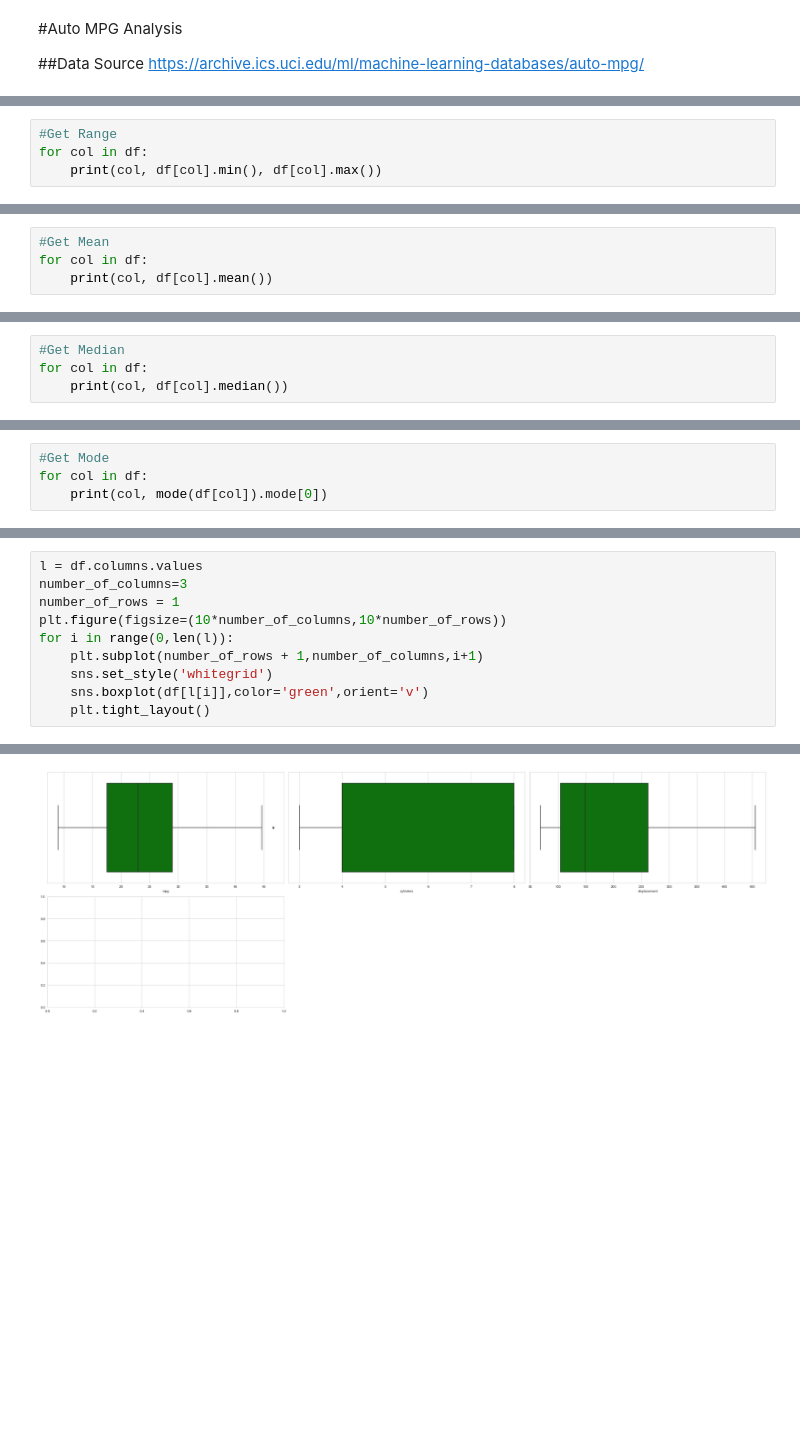
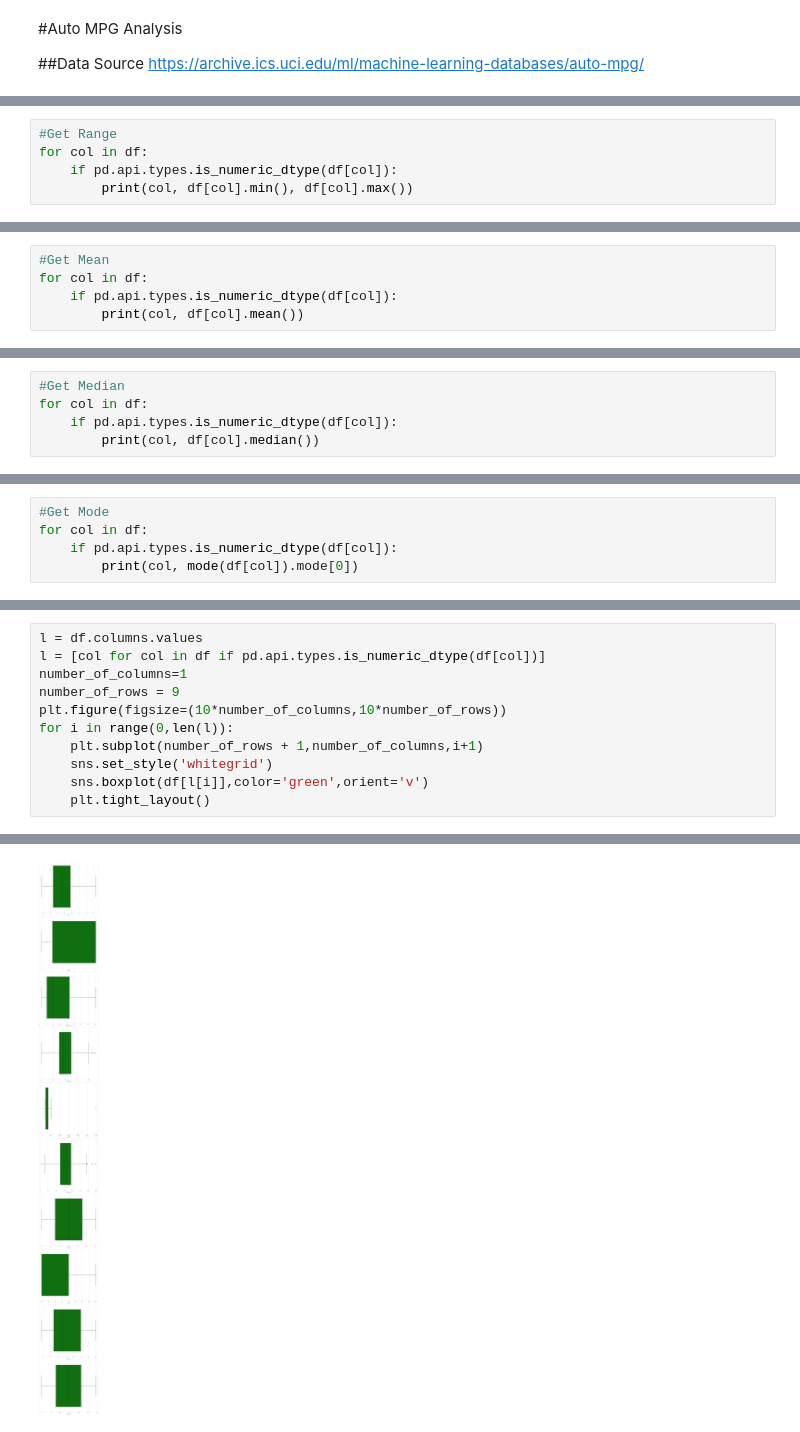
Before and after one commit to gildmi/data477, a Jupyter notebook: code/cars.ipynb, the cells around one changed output, grey strips where cells are left out. Saved outputs shown, nothing was run; the diff lists cells and outputs as text; blank space fills up the shorter version.

```diff
--- a/code/cars.ipynb
+++ b/code/cars.ipynb
@@ -163,7 +259,8 @@ df.head()
 # %%
 #Get Range
 for col in df:
-    print(col, df[col].min(), df[col].max())
+    if pd.api.types.is_numeric_dtype(df[col]):
+        print(col, df[col].min(), df[col].max())
 # %% [output]
 mpg 9.0 46.6
 cylinders 3 8
@@ -179,5 +275,6 @@ TypeError: '<=' not supported between instances of 'str' and 'float'
 # %%
 #Get Mean
 for col in df:
-    print(col, df[col].mean())
+    if pd.api.types.is_numeric_dtype(df[col]):
+        print(col, df[col].mean())
 # %% [output]
@@ -188,5 +291,6 @@ TypeError: Could not convert 130165150150140198220215225190170160150225959597858
 # %%
 #Get Median
 for col in df:
-    print(col, df[col].median())
+    if pd.api.types.is_numeric_dtype(df[col]):
+        print(col, df[col].median())
 # %% [output]
@@ -202,5 +307,6 @@ TypeError: could not convert string to float: chevy s-10
 # %%
 #Get Mode
 for col in df:
-    print(col, mode(df[col]).mode[0])
+    if pd.api.types.is_numeric_dtype(df[col]):
+        print(col, mode(df[col]).mode[0])
 # %% [output]
@@ -334,7 +446,8 @@ sns.heatmap(cm, annot=True, cmap = 'viridis')
 # %%
 l = df.columns.values
-number_of_columns=3
-number_of_rows = 1
+l = [col for col in df if pd.api.types.is_numeric_dtype(df[col])]
+number_of_columns=1
+number_of_rows = 9
 plt.figure(figsize=(10*number_of_columns,10*number_of_rows))
 for i in range(0,len(l)):
     plt.subplot(number_of_rows + 1,number_of_columns,i+1)
@@ -346,2 +458,2 @@ TypeError: Horizontal orientation requires numeric `x` variable.
-[figure, old version]
+[figure, new version]
 # %%
```
Also changed, not shown: parts of 45 cells of this notebook, 3 other files.
